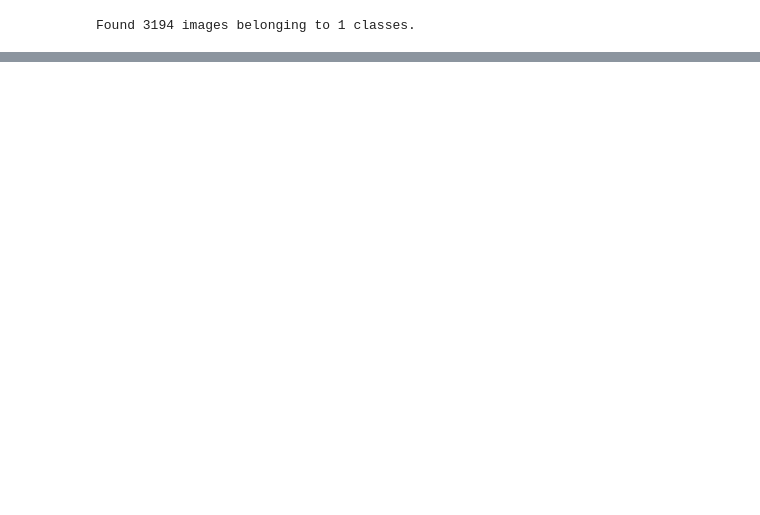
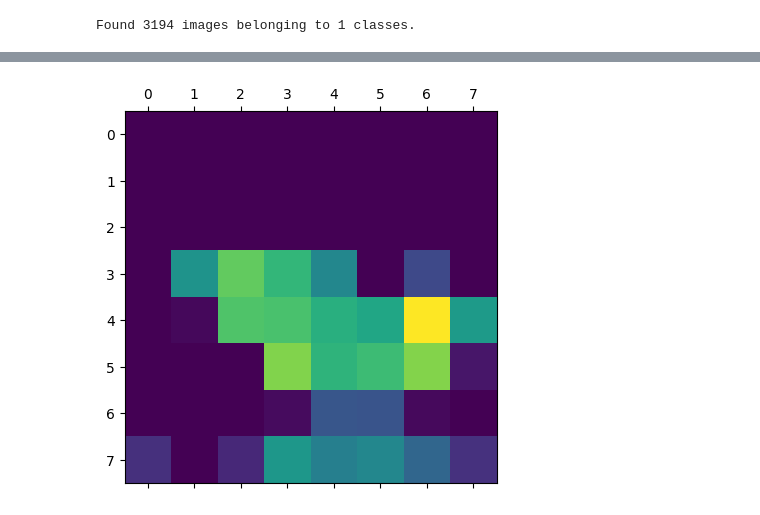
Before and after one commit to I-am-Octavian/PCOS-Challenge, a Jupyter notebook: PCOS-Challenge.ipynb, the cells around one changed output, grey strips where cells are left out. Saved outputs shown, nothing was run; the diff lists cells and outputs as text; code cells hidden in the pictures; blank space fills up the shorter version.

```diff
--- a/PCOS-Challenge.ipynb
+++ b/PCOS-Challenge.ipynb
@@ -138,0 +220,2 @@ plt.legend(loc='lower right')
+# %%
+model = keras.models.load_model("InceptionV3Run3.Keras")
@@ -138,0 +284,22 @@ plt.legend(loc='lower right')
+# %%
+from tensorflow.keras.applications.imagenet_utils import preprocess_input
+
+img_path = "../PCOSGen-train/images/unhealthy/15image0033.jpg"
+
+model_builder = keras.applications.InceptionV3
+img_array = preprocess_input(get_img_array(img_path, size=img_size))
+
+# Remove last layer's softmax
+model.layers[-1].activation =None
+
+# Print what the top predicted class is
+preds = model.predict(img_array)
+#print("Predicted:", decode_predictions(preds, top=1)[0])
+
+# Generate class activation heatmap
+heatmap = make_gradcam_heatmap(img_array, model, last_conv_layer_name) # or mixed10
+
+# Display heatmap
+plt.matshow(heatmap)
+plt.show()
+# %% [output]
@@ -138,0 +307 @@ plt.legend(loc='lower right')
+[figure, added]
```
Also changed, not shown: parts of 18 cells of this notebook, 1 other file.
